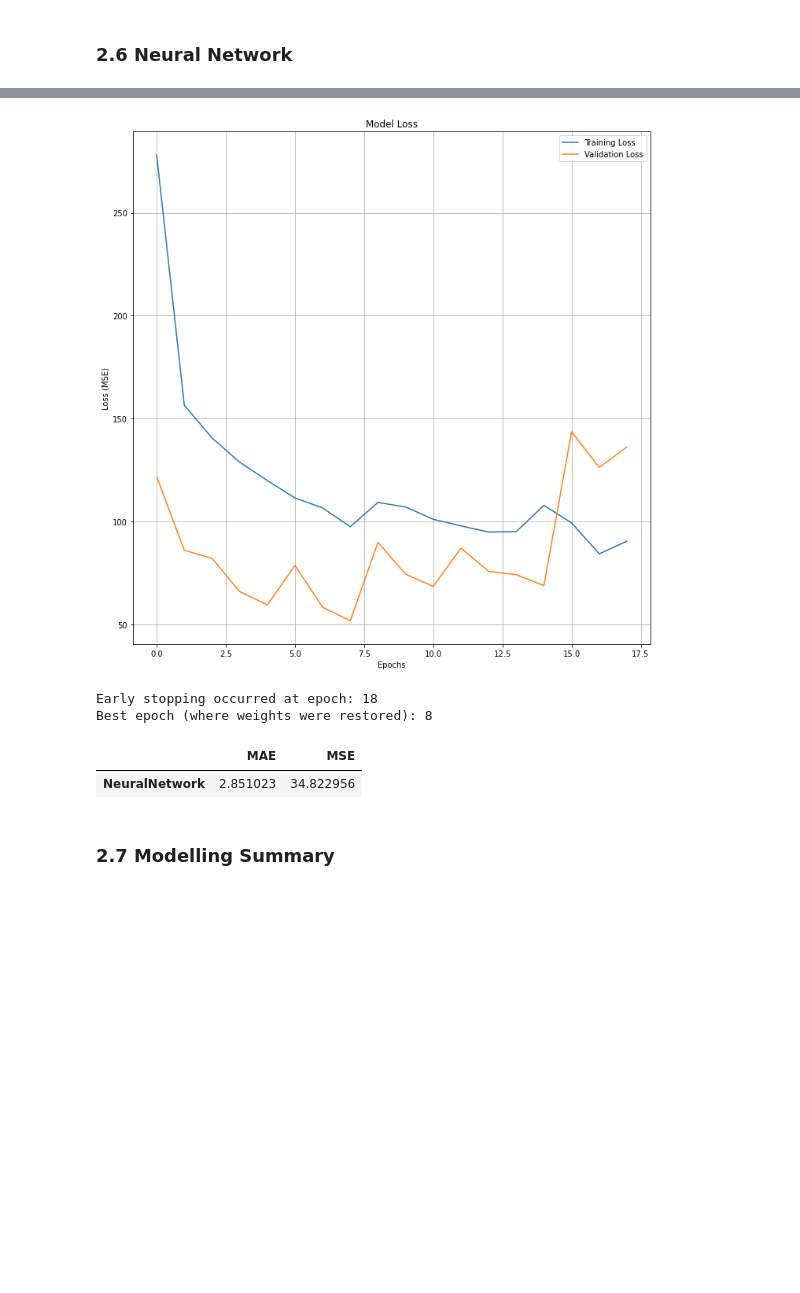
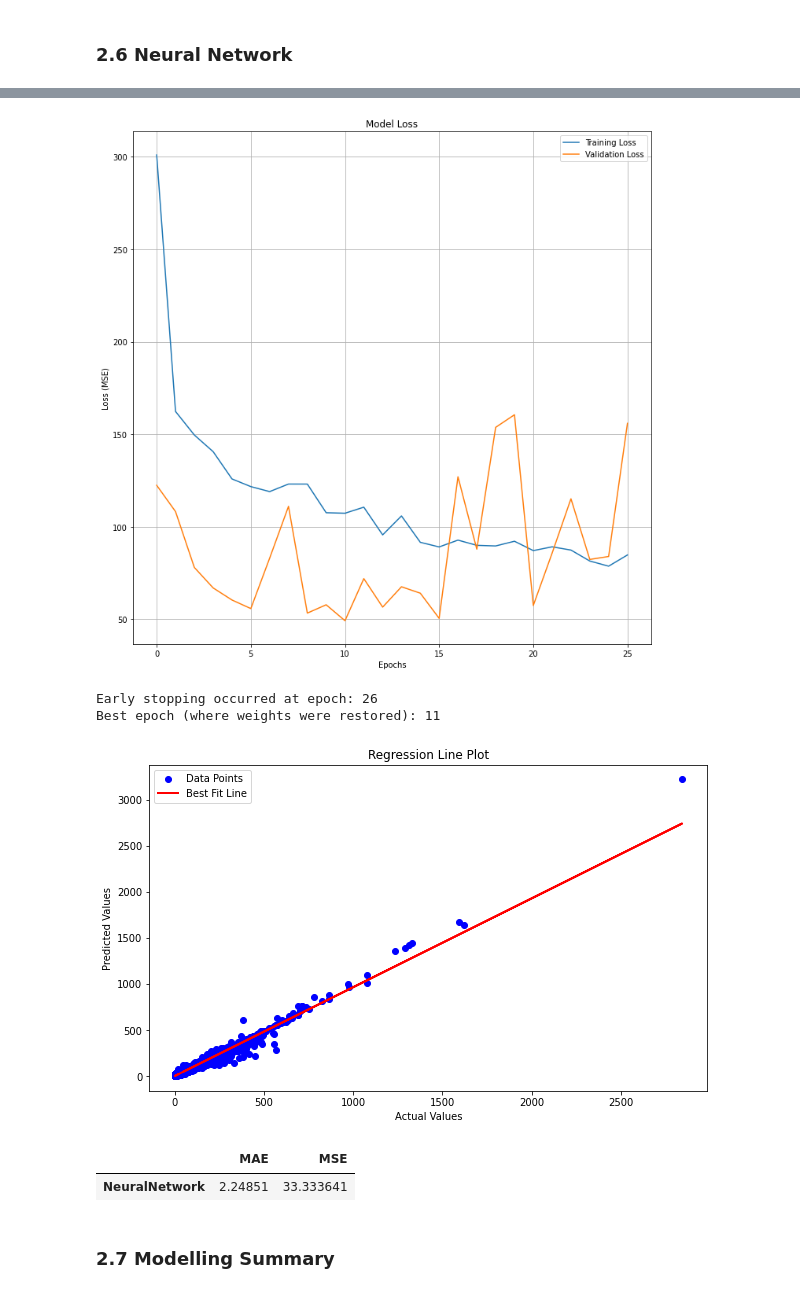
Before and after one commit to Squarebreadroy/GPEDLIV, a Jupyter notebook: CSCK503 GP.ipynb, the cells around one changed output, grey strips where cells are left out. Cells and saved outputs as stored; diff of their text form; code cells hidden in the pictures; blank space fills up the shorter version.

```diff
--- a/CSCK503 GP.ipynb
+++ b/CSCK503 GP.ipynb
@@ -464,13 +464,13 @@ def nn_model(X_train=X_train, X_test=X_test, y_train=y_train, y_test=y_test):
                 loss='mean_squared_error',  # Loss function for regression
                 metrics=['mean_absolute_error'])  # MAE is a good metric for regression
 
-    early_stopping = EarlyStopping(monitor='val_loss', patience=10, restore_best_weights=True)
+    early_stopping = EarlyStopping(monitor='val_loss', patience=15, restore_best_weights=True)
     history = model.fit(X_train, y_train, epochs=100, batch_size=32, validation_split=0.2,callbacks=[early_stopping])
 
     test_loss, test_mae = model.evaluate(X_test, y_test)
     print(f"Test Loss: {test_loss}, Test MAE: {test_mae}")
 
-    return history, {'MAE':test_mae, 'MSE':test_loss}
+    return history, {'MAE':test_mae, 'MSE':test_loss}, model
 # %%
 def plot_performance(history):
     # Create subplots for loss
@@ -488,6 +488,6 @@ def plot_performance(history):
     plt.show()
 # %%
 # Training
-history, mae_nn = nn_model()
+history, mae_nn, nn = nn_model()
 # %% [output]
 Epoch 1/100
@@ -510,22 +510,26 @@ Test Loss: 34.82295608520508, Test MAE: 2.851022720336914
 # %%
 #Performance over epochs
 plot_performance(history)
 
 #Early Stopping and Restore best weights
 early_stopping_epoch = len(history.epoch)
 print(f"Early stopping occurred at epoch: {early_stopping_epoch}")
 val_loss_history = history.history['val_loss']
 best_epoch = val_loss_history.index(min(val_loss_history)) + 1
 print(f"Best epoch (where weights were restored): {best_epoch}")
 
+y_pred = nn.predict(X_test)
+reg_line_plot(y_test, y_pred)
+
 nn_summary = pd.DataFrame(mae_nn,index=['NeuralNetwork'])
 nn_summary
 # %% [output]
-[figure, old version]
+[figure, new version]
-Early stopping occurred at epoch: 18
-Best epoch (where weights were restored): 8
+Early stopping occurred at epoch: 26
+Best epoch (where weights were restored): 11
+[figure, added]
 |  | MAE | MSE |
-| NeuralNetwork | 2.851023 | 34.822956 |
+| NeuralNetwork | 2.24851 | 33.333641 |
 # %% [markdown]
 ### 2.7 Modelling Summary
 # %%
```
Also changed, not shown: parts of 3 cells of this notebook.
